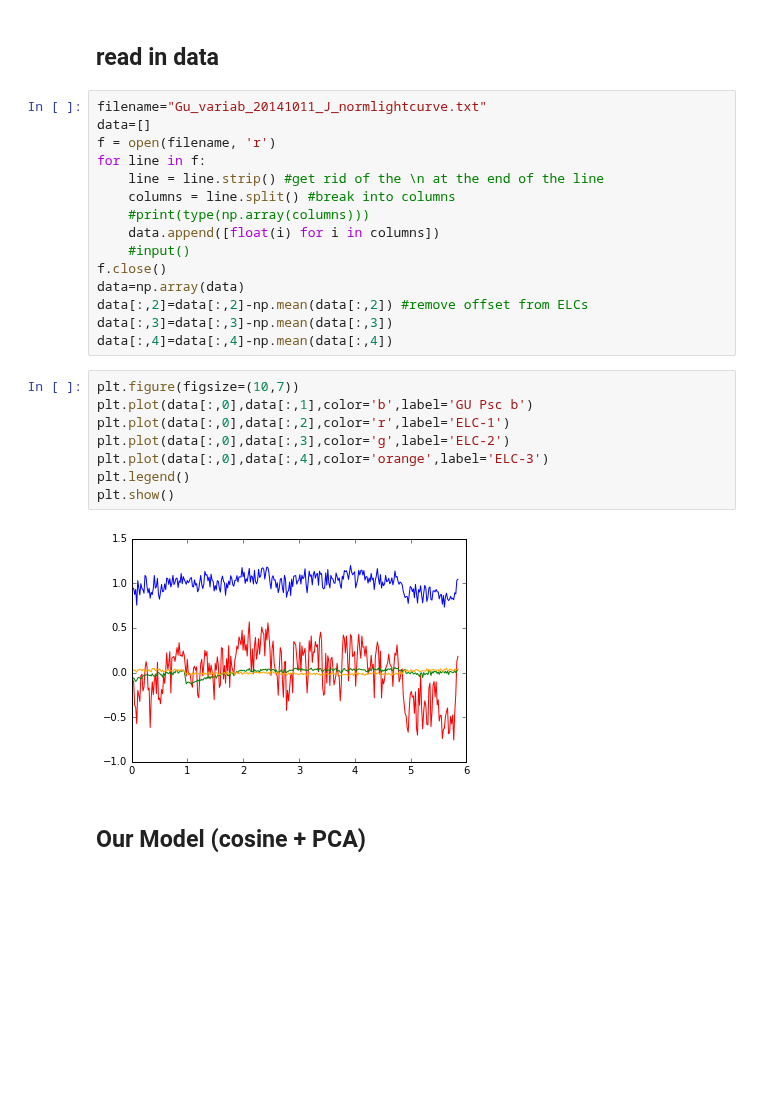
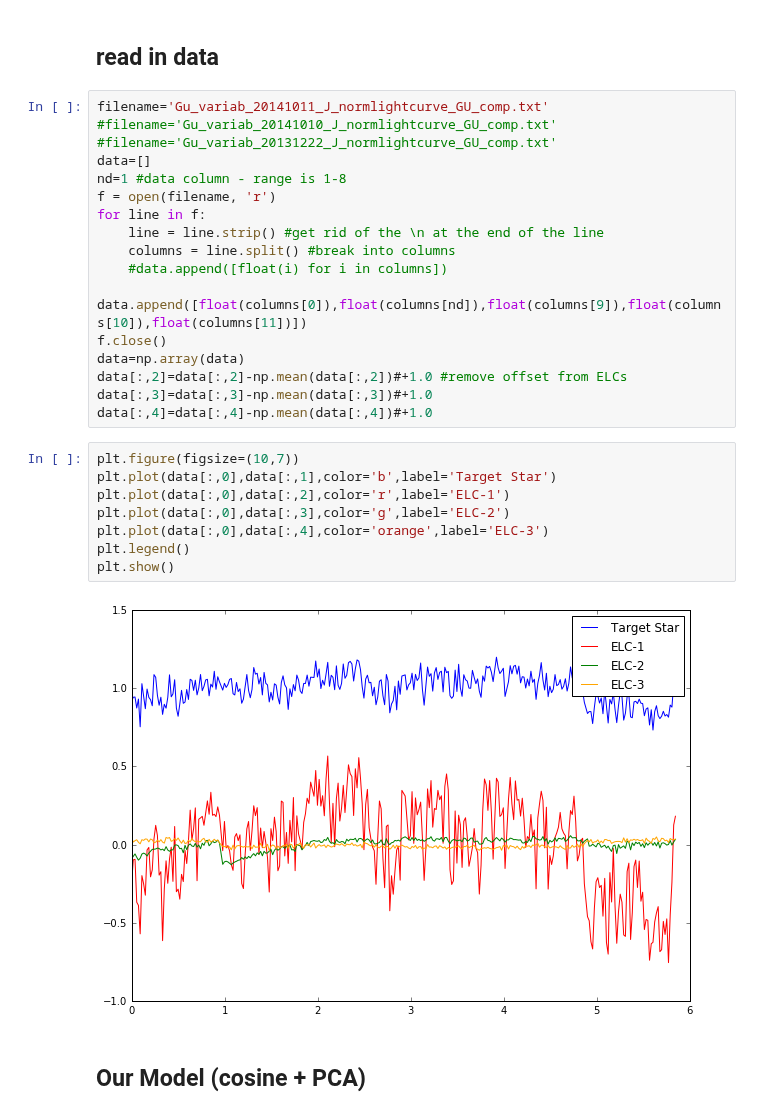
Before and after one commit to jasonfrowe/gprocess, a Jupyter notebook: gupscb/guPsc.ipynb, the cells around one changed output. Drawn from its saved outputs; the diff is of its cells as text; blank space fills up the shorter version.

Commit message:
updated gupsc code to work on new inputs.

```diff
--- a/gupscb/guPsc.ipynb
+++ b/gupscb/guPsc.ipynb
@@ -17,30 +17,32 @@ import mcmcroutines as mcmc
 # %% [markdown]
 ## read in data
 # %%
-filename="Gu_variab_20141011_J_normlightcurve.txt"
+filename='Gu_variab_20141011_J_normlightcurve_GU_comp.txt'
+#filename='Gu_variab_20141010_J_normlightcurve_GU_comp.txt'
+#filename='Gu_variab_20131222_J_normlightcurve_GU_comp.txt'
 data=[]
+nd=1 #data column - range is 1-8
 f = open(filename, 'r')
 for line in f:
     line = line.strip() #get rid of the \n at the end of the line
     columns = line.split() #break into columns
-    #print(type(np.array(columns)))
-    data.append([float(i) for i in columns])
-    #input()
+    #data.append([float(i) for i in columns])
+    data.append([float(columns[0]),float(columns[nd]),float(columns[9]),float(columns[10]),float(columns[11])])
 f.close()
 data=np.array(data)
-data[:,2]=data[:,2]-np.mean(data[:,2]) #remove offset from ELCs
-data[:,3]=data[:,3]-np.mean(data[:,3])
-data[:,4]=data[:,4]-np.mean(data[:,4])
+data[:,2]=data[:,2]-np.mean(data[:,2])#+1.0 #remove offset from ELCs
+data[:,3]=data[:,3]-np.mean(data[:,3])#+1.0
+data[:,4]=data[:,4]-np.mean(data[:,4])#+1.0
 # %%
 plt.figure(figsize=(10,7))
-plt.plot(data[:,0],data[:,1],color='b',label='GU Psc b')
+plt.plot(data[:,0],data[:,1],color='b',label='Target Star')
 plt.plot(data[:,0],data[:,2],color='r',label='ELC-1')
 plt.plot(data[:,0],data[:,3],color='g',label='ELC-2')
 plt.plot(data[:,0],data[:,4],color='orange',label='ELC-3')
 plt.legend()
 plt.show()
 # %% [output]
-[figure, old version]
+[figure, new version]
 # %% [markdown]
 ## Our Model (cosine + PCA)
 # %%
```
Also changed, not shown: parts of 26 cells of this notebook, 3 other files.
